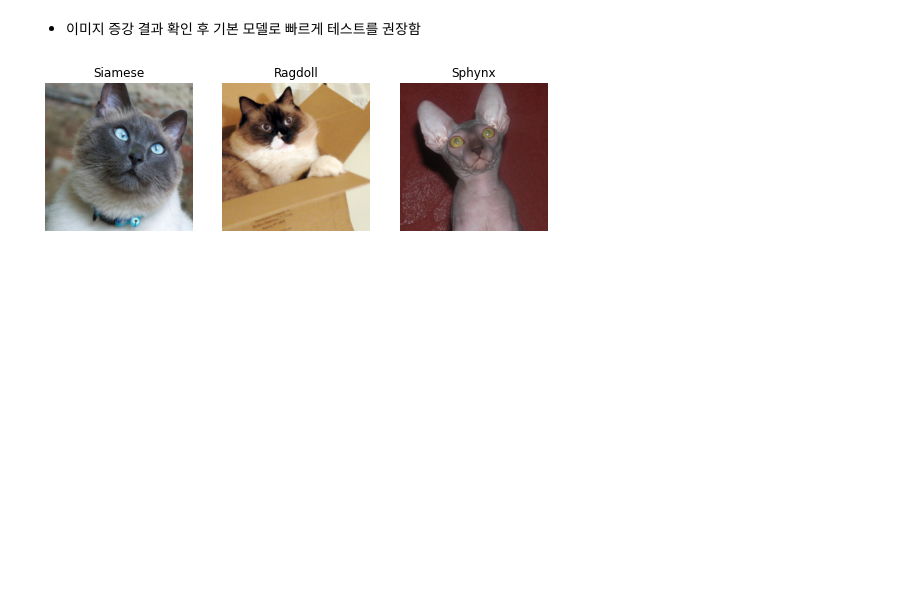
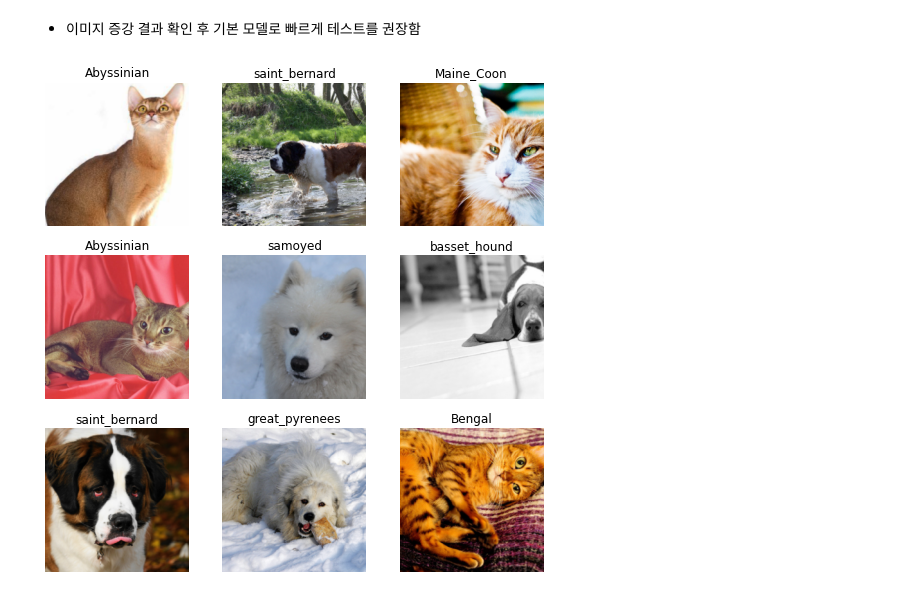
Before and after one commit to dream2globe/fastai, a Jupyter notebook: ch5_image_classification.ipynb, the cells around one changed output. Saved outputs shown, nothing was run; the diff lists cells and outputs as text; code cells hidden in the pictures; blank space fills up the shorter version.

```diff
--- a/ch5_image_classification.ipynb
+++ b/ch5_image_classification.ipynb
@@ -36,8 +44,8 @@ dls = pets.dataloaders(path/"images")
 # %% [markdown]
 - 이미지 증강 결과 확인 후 기본 모델로 빠르게 테스트를 권장함
 # %%
-dls.show_batch(nrows=1, ncols=3)
+dls.show_batch(nrows=3, ncols=3)
 # %% [output]
-[figure, old version]
+[figure, new version]
 # %%
 # 이미지 크기를 조절하는 부분이 빠진 경우 등 summary를 통해서 확인 가능
```
Also changed, not shown: parts of 23 cells of this notebook, 2 other files.
